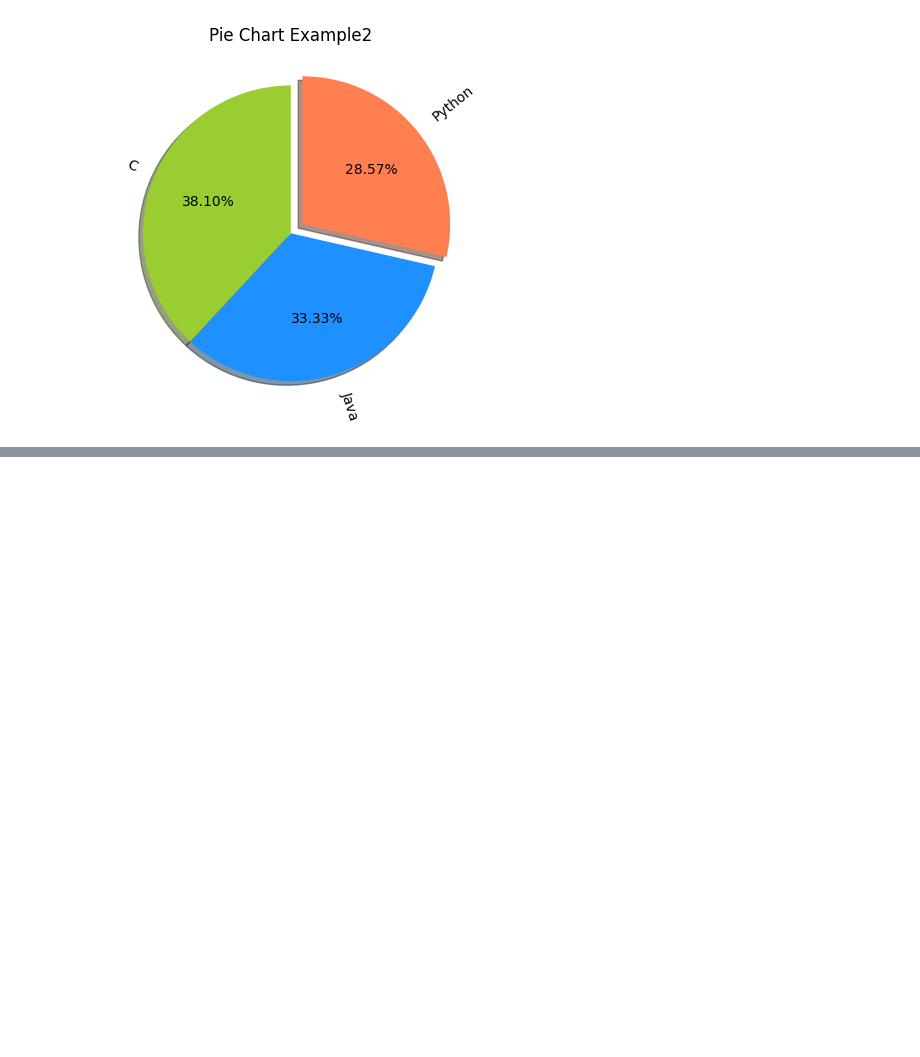
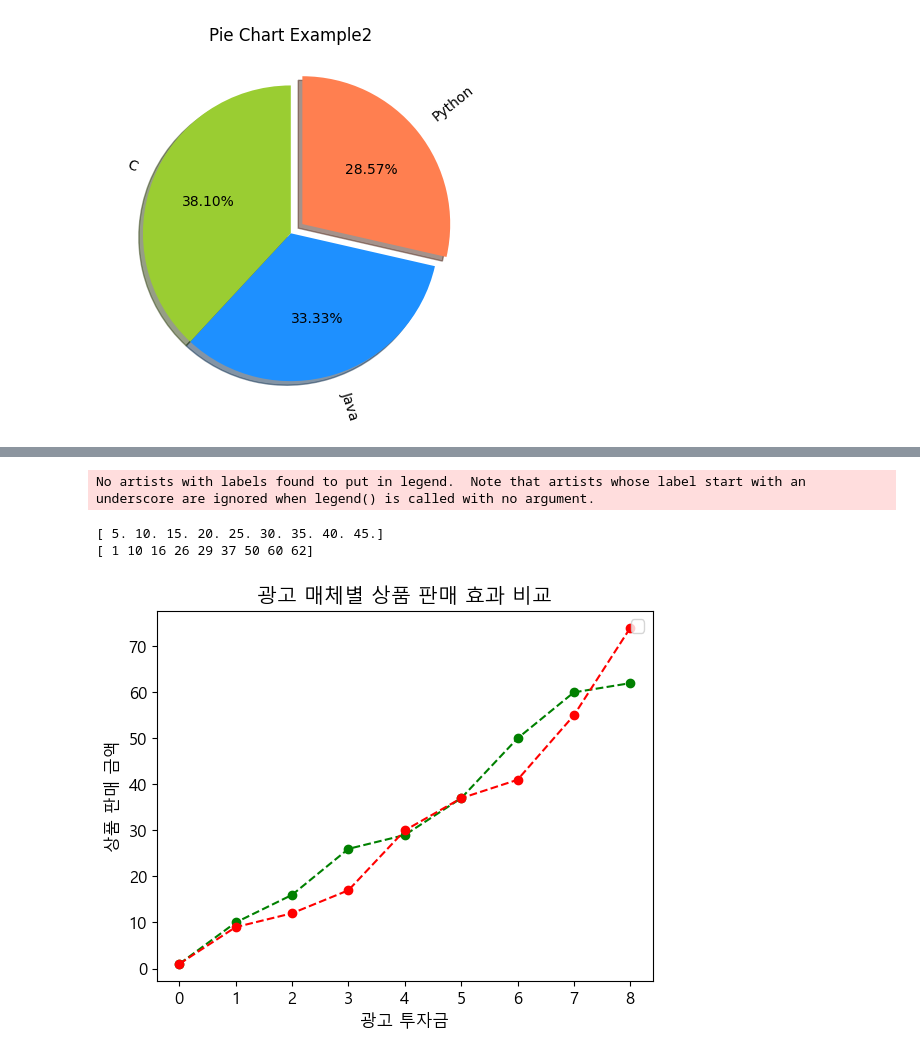
Before and after one commit to jjh9329/numpy-study, a Jupyter notebook: 03.Visualization/Matplotlib 실습.ipynb, the cells around one changed output, grey strips where cells are left out. Drawn from its saved outputs; the diff is of its cells as text; code cells hidden in the pictures; blank space fills up the shorter version.

```diff
--- a/03.Visualization/Matplotlib 실습.ipynb
+++ b/03.Visualization/Matplotlib 실습.ipynb
@@ -453,0 +523,20 @@ plt.show()
+# %%
+x1 = np.linspace(5,45,9)
+print(x1)
+np.random.seed(10)
+y1 = np.random.randint(1,65,9)
+y1 =np.sort(y1)
+y2 = np.random.randint(1,75,9)
+y2 =np.sort(y2)
+print(y1)
+plt.plot(y1,'go--',y2,'ro--')
+plt.legend()
+plt.title('광고 매체별 상품 판매 효과 비교')
+plt.xlabel('광고 투자금')
+plt.ylabel('상품 판매 금액')
+plt.show()
+# %% [output]
+No artists with labels found to put in legend.  Note that artists whose label start with an underscore are ignored when legend() is called with no argument.
+[ 5. 10. 15. 20. 25. 30. 35. 40. 45.]
+[ 1 10 16 26 29 37 50 60 62]
+[figure, added]
```
Also changed, not shown: parts of 9 cells of this notebook, 1 other file.
